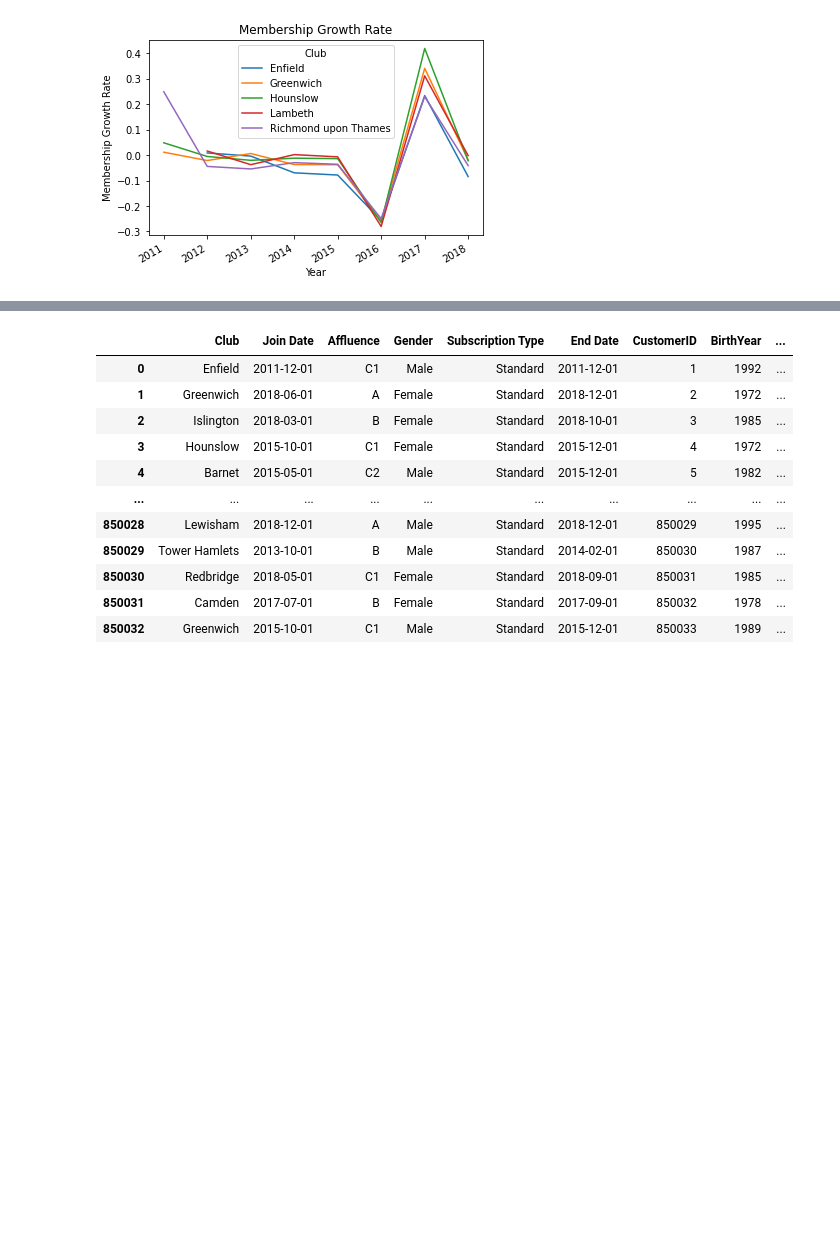
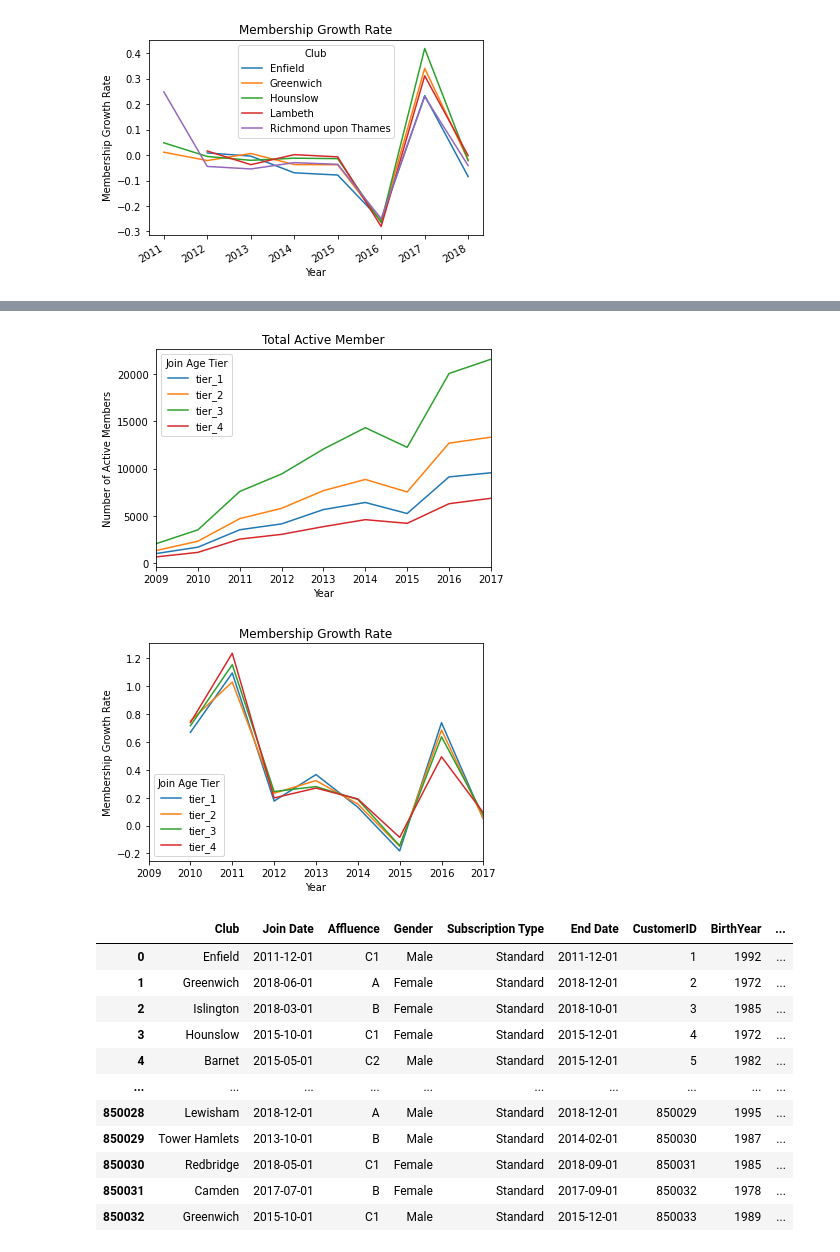
Before and after one commit to Lanottez/IC_BA_2020_BIA_A3, a Jupyter notebook: AIB project 1.ipynb, the cells around one changed output, grey strips where cells are left out. Saved outputs shown, nothing was run; the diff lists cells and outputs as text; code cells hidden in the pictures; blank space fills up the shorter version.

```diff
--- a/AIB project 1.ipynb
+++ b/AIB project 1.ipynb
@@ -114,3 +116,23 @@ plt.show()
 # %% [output]
 [figure]
 [figure]
+# %%
+# join and end age
+subscriptions["Join Age"] = pd.DatetimeIndex(subscriptions["Join Date"]).year - subscriptions["BirthYear"]
+subscriptions['End Age'] = np.where(subscriptions['End Date'].isna(),
+                                ((date_max.year - subscriptions['BirthYear']) ),
+                                (pd.DatetimeIndex(subscriptions['End Date']).year - subscriptions['BirthYear']) ).astype(int)
+# %%
+#define age buckets
+age_limits = [24, 30, 40]
+
+conditions = [
+    (subscriptions['Join Age'] <= age_limits[0]),
+    (subscriptions['Join Age'] > age_limits[0]) & (subscriptions['Join Age'] <= age_limits[1]),
+    (subscriptions['Join Age'] > age_limits[1]) & (subscriptions['Join Age'] <= age_limits[2]),
+    (subscriptions['Join Age'] > age_limits[2])     ]
+
+# create a list of the values we want to assign for each condition
+values = ['tier_1', 'tier_2', 'tier_3', 'tier_4']
+
+subscriptions['Join Age Tier'] = np.select(conditions, values)
@@ -117,3 +148,8 @@ plt.show()
+# %%
+plot_traits(subscriptions,'Join Age Tier')
+# %% [output]
+[figure, added]
+[figure, added]
 # %%
 # Membership Status
 subscriptions['Status']=np.where(subscriptions['End Date'].isna(),"Yes","No")
```
Also changed, not shown: parts of 2 cells of this notebook.
